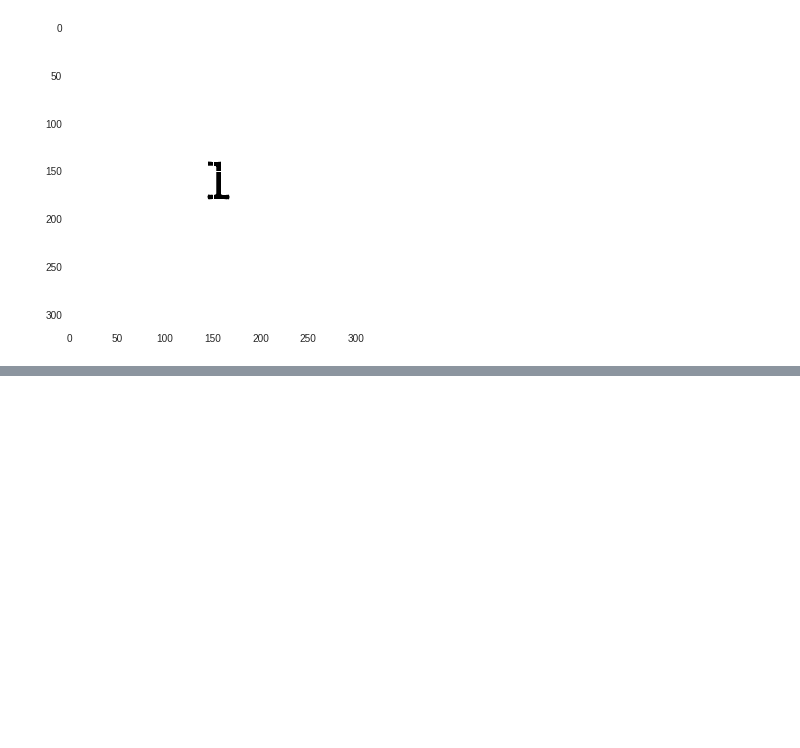
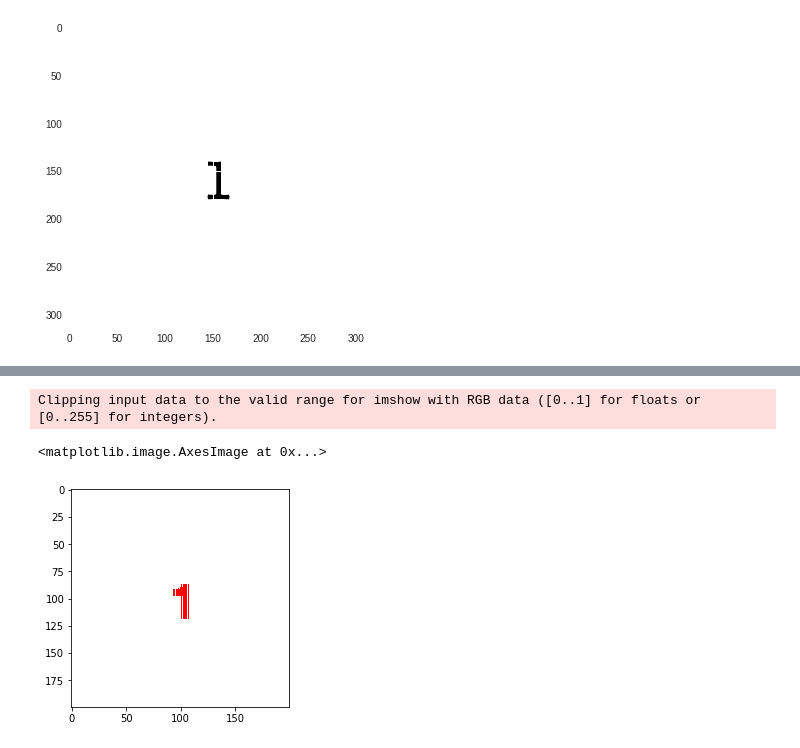
Before and after one commit to KyungjeCho/pattern-recognition-module-1, a Jupyter notebook: Feature_extraction.ipynb, the cells around one changed output, grey strips where cells are left out. Saved outputs shown, nothing was run; the diff lists cells and outputs as text; code cells hidden in the pictures; blank space fills up the shorter version.

```diff
--- a/Feature_extraction.ipynb
+++ b/Feature_extraction.ipynb
@@ -275,0 +331,40 @@ corner_harris_feature_extraction('./data/raw/raw_smj_1.png')
+# %%
+import cv2
+import numpy as np
+
+p1 = np.array([[255, 255, 255],
+               [0, 0, 0],
+               [255, 255, 255]])
+p2 = np.array([[255, 0, 255],
+               [255, 0, 255],
+               [255, 0, 255]])
+p3 = np.array([[0, 255, 255],
+               [255, 0, 255],
+               [255, 255, 0]])
+p4 = np.array([[255, 255, 0],
+               [255, 0, 255],
+               [0, 255, 255]])
+
+k = 3
+img = cv2.imread('./data/raw/raw_ggd_1.png')
+img_gray = cv2.cvtColor(img, cv2.COLOR_BGR2GRAY)
+ret, thr = cv2.threshold(img_gray, 127, 255, 0)
+empty_img = np.zeros(img.shape) + 255
+
+i = 0
+while i < 200 - k:
+    j = 0
+    while j < 200 - k:
+        a = thr[i:i+k, j:j+k] == p2
+
+        if a.sum() != 6:
+            empty_img[i + int(k/2), j + int(k/2)] = [255, 0, 0]
+        j += 1
+    i += 1
+
+
+plt.imshow(empty_img)
+# %% [output]
+Clipping input data to the valid range for imshow with RGB data ([0..1] for floats or [0..255] for integers).
+<matplotlib.image.AxesImage at 0x...>
+[figure, added]
```
Also changed, not shown: parts of 8 cells of this notebook.
